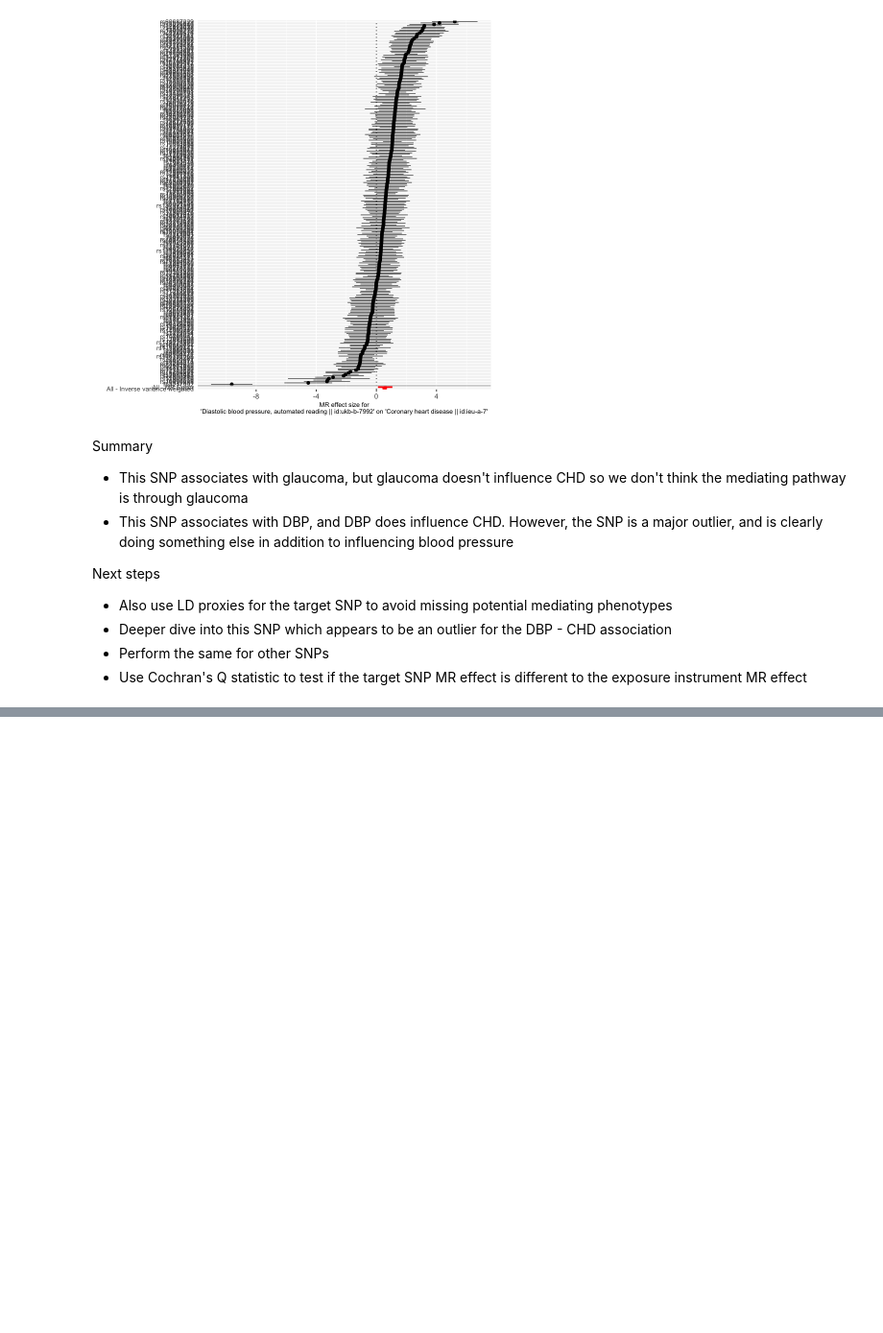
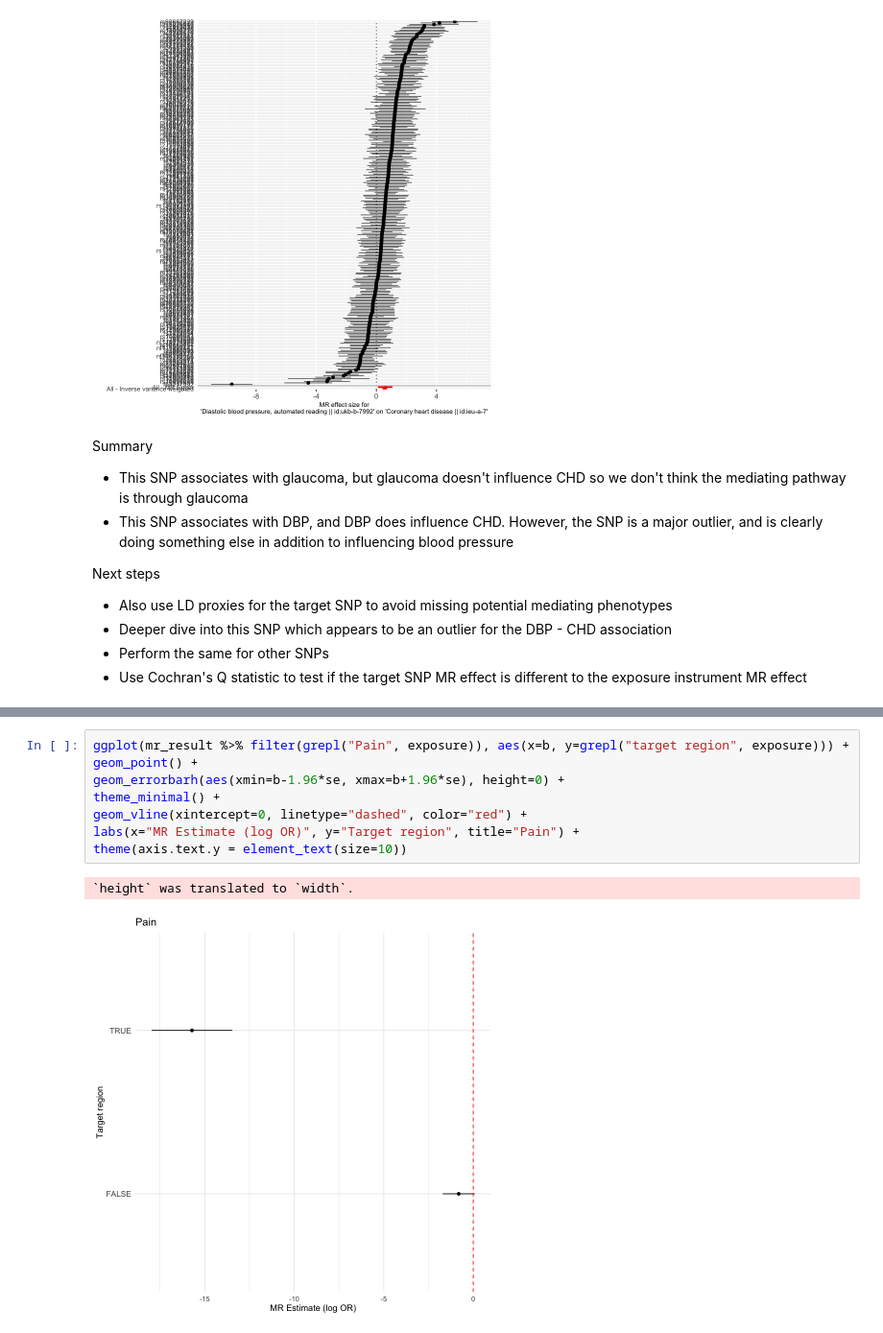
Before and after one commit to explodecomputer/lab-book, a Jupyter notebook: posts/2026-05-22-phewas-example/example.ipynb, the cells around one changed output, grey strips where cells are left out. Shown at 96% size. Drawn from its saved outputs; the diff is of its cells as text; blank space fills up the shorter version.

```diff
--- a/posts/2026-05-22-phewas-example/example.ipynb
+++ b/posts/2026-05-22-phewas-example/example.ipynb
@@ -251,0 +375,11 @@ Next steps
+# %%
+ggplot(mr_result %>% filter(grepl("Pain", exposure)), aes(x=b, y=grepl("target region", exposure))) +
+geom_point() +
+geom_errorbarh(aes(xmin=b-1.96*se, xmax=b+1.96*se), height=0) +
+theme_minimal() +
+geom_vline(xintercept=0, linetype="dashed", color="red") +
+labs(x="MR Estimate (log OR)", y="Target region", title="Pain") +
+theme(axis.text.y = element_text(size=10))
+# %% [output]
+`height` was translated to `width`.
+[figure, added]
```
Also changed, not shown: parts of 30 cells of this notebook, 2 other files.
